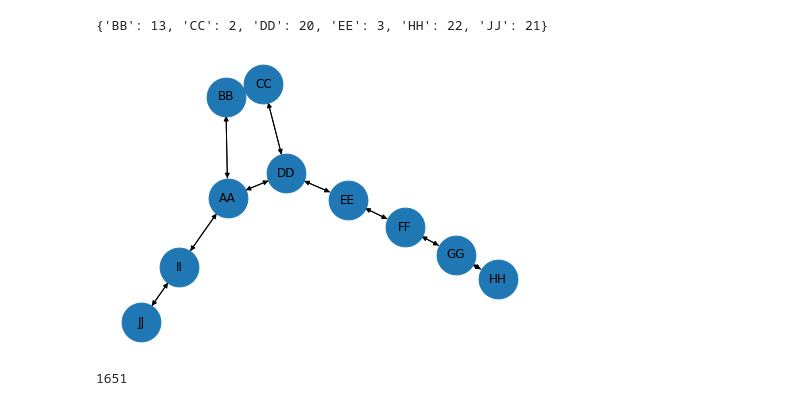
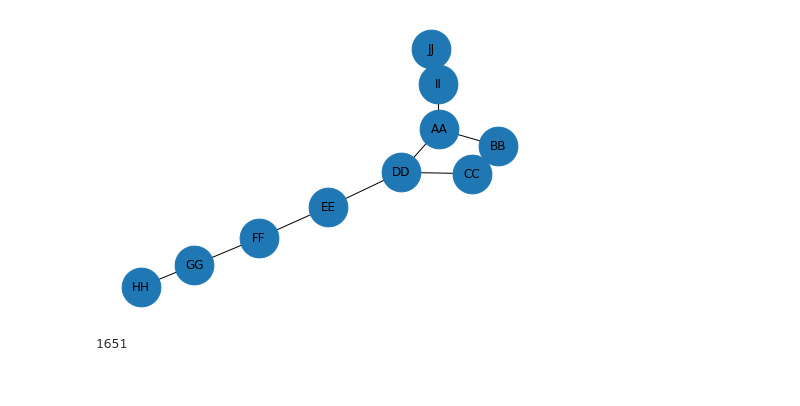
Before and after one commit to dpalatynski/AdventOfCode, a Jupyter notebook: Day 16.ipynb, the cells around one changed output. Cells and saved outputs as stored; diff of their text form; code cells hidden in the pictures.

```diff
--- a/Day 16.ipynb
+++ b/Day 16.ipynb
@@ -34,7 +35,7 @@ def combination_of_paths(destinations):
     # the most interesting nodes are those with flow rate > 0
     # idea to find all possible paths included those nodes
 
-    return list(permutations(list(destinations.keys()), len(destinations.keys())))
+    return permutations(list(destinations.keys()), len(destinations.keys()))
 # %%
 def _30_minutes(G, path, valves):
     current_node = 'AA'
@@ -76,17 +77,15 @@ def calculate_pressure(open_valves):
     return released_pressure
 # %%
 valves, edges, destinations = prepare_input(sample_input)
-print(destinations)
-G = nx.DiGraph(edges)
+G = nx.Graph(edges)
 nx.draw(G, with_labels=True, node_size=1500)
 paths = combination_of_paths(destinations)
 released_pressures = []
 for path in paths:
     released_pressures.append(calculate_pressure(_30_minutes(G, path, valves)))
 result = max(released_pressures)
 # %% [output]
-{'BB': 13, 'CC': 2, 'DD': 20, 'EE': 3, 'HH': 22, 'JJ': 21}
-[figure, old version]
+[figure, new version]
 # %%
 result
 # %% [output]
```
Also changed, not shown: parts of 7 cells of this notebook.
